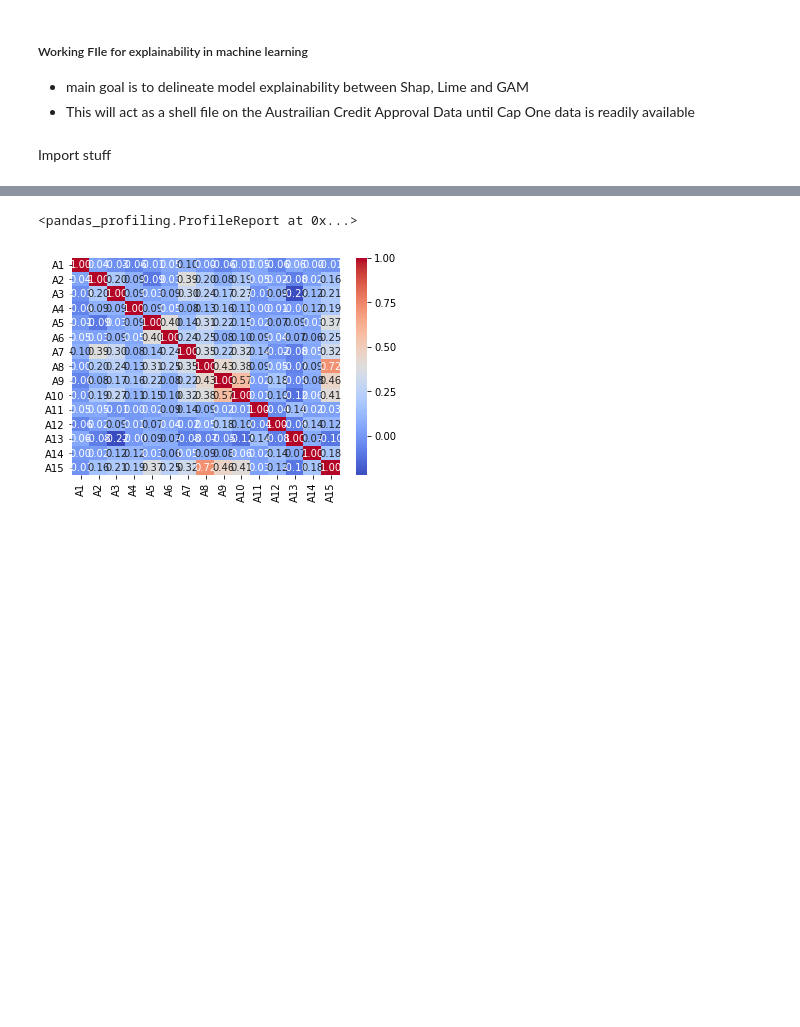
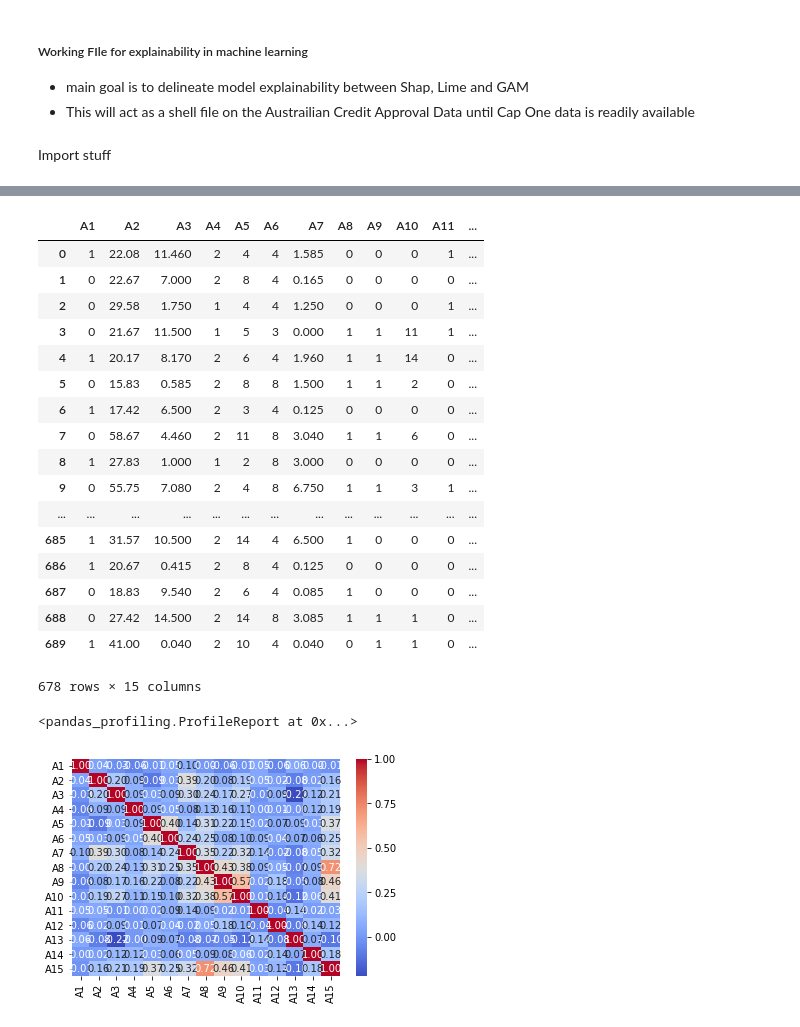
Before and after one commit to drcastillo/hicss2020, a Jupyter notebook: AustralianCreditApproval.ipynb, the cells around one changed output, grey strips where cells are left out. Cells and saved outputs as stored; diff of their text form; code cells hidden in the pictures; blank space fills up the shorter version.

```diff
--- a/AustralianCreditApproval.ipynb
+++ b/AustralianCreditApproval.ipynb
@@ -45,0 +48,3 @@ df = pd.read_csv(data_path, header = None, delimiter= " ", names= cols) #Create
+# %%
+#Clean Data
+df = load_data(path = 'data', drop_outliers = True)
@@ -46,3 +60,24 @@ df = pd.read_csv(data_path, header = None, delimiter= " ", names= cols) #Create
+# %%
+df
+# %% [output]
+|  | A1 | A2 | A3 | A4 | A5 | A6 | A7 | A8 | A9 | A10 | A11 | ... |
+| 0 | 1 | 22.08 | 11.460 | 2 | 4 | 4 | 1.585 | 0 | 0 | 0 | 1 | ... |
+| 1 | 0 | 22.67 | 7.000 | 2 | 8 | 4 | 0.165 | 0 | 0 | 0 | 0 | ... |
+| 2 | 0 | 29.58 | 1.750 | 1 | 4 | 4 | 1.250 | 0 | 0 | 0 | 1 | ... |
+| 3 | 0 | 21.67 | 11.500 | 1 | 5 | 3 | 0.000 | 1 | 1 | 11 | 1 | ... |
+| 4 | 1 | 20.17 | 8.170 | 2 | 6 | 4 | 1.960 | 1 | 1 | 14 | 0 | ... |
+| 5 | 0 | 15.83 | 0.585 | 2 | 8 | 8 | 1.500 | 1 | 1 | 2 | 0 | ... |
+| 6 | 1 | 17.42 | 6.500 | 2 | 3 | 4 | 0.125 | 0 | 0 | 0 | 0 | ... |
+| 7 | 0 | 58.67 | 4.460 | 2 | 11 | 8 | 3.040 | 1 | 1 | 6 | 0 | ... |
+| 8 | 1 | 27.83 | 1.000 | 1 | 2 | 8 | 3.000 | 0 | 0 | 0 | 0 | ... |
+| 9 | 0 | 55.75 | 7.080 | 2 | 4 | 8 | 6.750 | 1 | 1 | 3 | 1 | ... |
+| ... | ... | ... | ... | ... | ... | ... | ... | ... | ... | ... | ... | ... |
+| 685 | 1 | 31.57 | 10.500 | 2 | 14 | 4 | 6.500 | 1 | 0 | 0 | 0 | ... |
+| 686 | 1 | 20.67 | 0.415 | 2 | 8 | 4 | 0.125 | 0 | 0 | 0 | 0 | ... |
+| 687 | 0 | 18.83 | 9.540 | 2 | 6 | 4 | 0.085 | 1 | 0 | 0 | 0 | ... |
+| 688 | 0 | 27.42 | 14.500 | 2 | 14 | 8 | 3.085 | 1 | 1 | 1 | 0 | ... |
+| 689 | 1 | 41.00 | 0.040 | 2 | 10 | 4 | 0.040 | 0 | 1 | 1 | 0 | ... |
+678 rows × 15 columns
 # %%
 pandas_profiling.ProfileReport(df) #Neat tool for quick EDA
 # %% [output]
```
Also changed, not shown: parts of 14 cells of this notebook, 2 other files.
